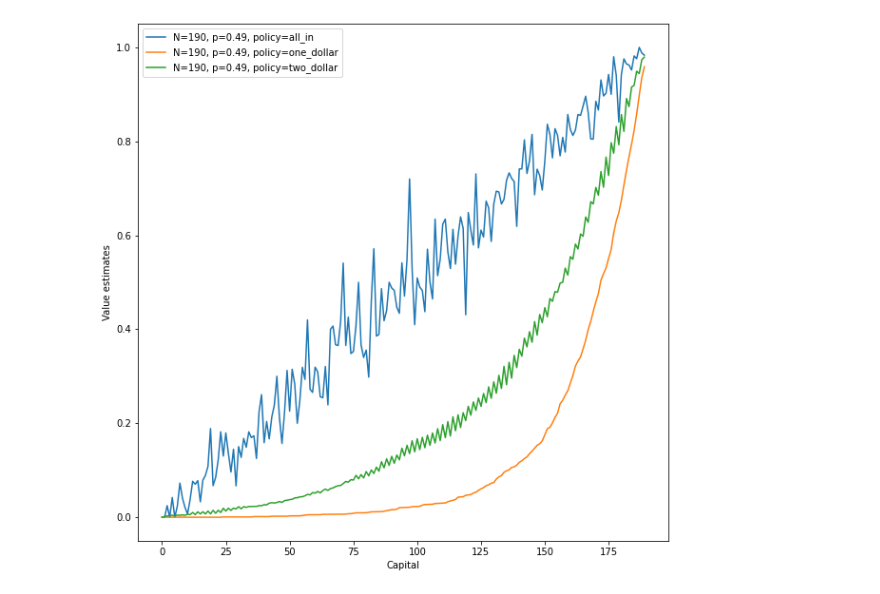
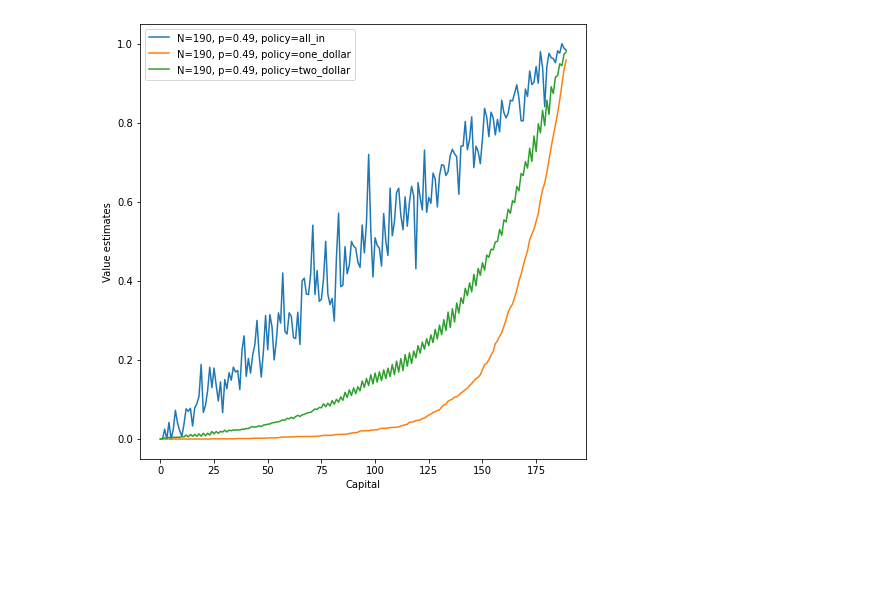
Before and after one commit to asifreal/RL-Algorithms, a Jupyter notebook: Sutton-rl-intro/Appendix.ipynb, the cells around one changed output. Saved outputs shown, nothing was run; the diff lists cells and outputs as text; code cells hidden in the pictures; blank space fills up the shorter version.

```diff
--- a/Sutton-rl-intro/Appendix.ipynb
+++ b/Sutton-rl-intro/Appendix.ipynb
@@ -3,8 +3,8 @@ import matplotlib
 import matplotlib.pyplot as plt
 import numpy as np
 
-def draw(results):
-    plt.figure(figsize=(10, 10))
+def draw_gambler(results):
+    plt.figure(figsize=(8, 8))
     for r in results:
         plt.plot(r[0], label = r[1])
     plt.xlabel('Capital')
@@ -17,17 +28,17 @@ def draw(results):
 # %%
 from c00_env import GamblerEnv, HermanEnv, GamblerPolicy
 from c05_mc import OnlineMC
 
 env = GamblerEnv(N=190, p=0.49, include_terminate_state=False, seed=11)
 mc = OnlineMC(env)
 v_1 = mc.fit_v(policy=GamblerPolicy['all_in'], epochs=10000)
 v_2 = mc.fit_v(policy=GamblerPolicy['one_dollar'], epochs=2000)
 v_3 = mc.fit_v(policy=GamblerPolicy['two_dollar'], epochs=2000)
 
-draw([
+draw_gambler([
     (v_1, 'N={}, p={}, policy={}'.format(190, 0.49, 'all_in')),
     (v_2, 'N={}, p={}, policy={}'.format(190, 0.49, 'one_dollar')),
     (v_3, 'N={}, p={}, policy={}'.format(190, 0.49, 'two_dollar')),
 ])
 # %% [output]
-[figure, old version]
+[figure, new version]
```
Also changed, not shown: parts of 2 cells of this notebook, 4 other files.
